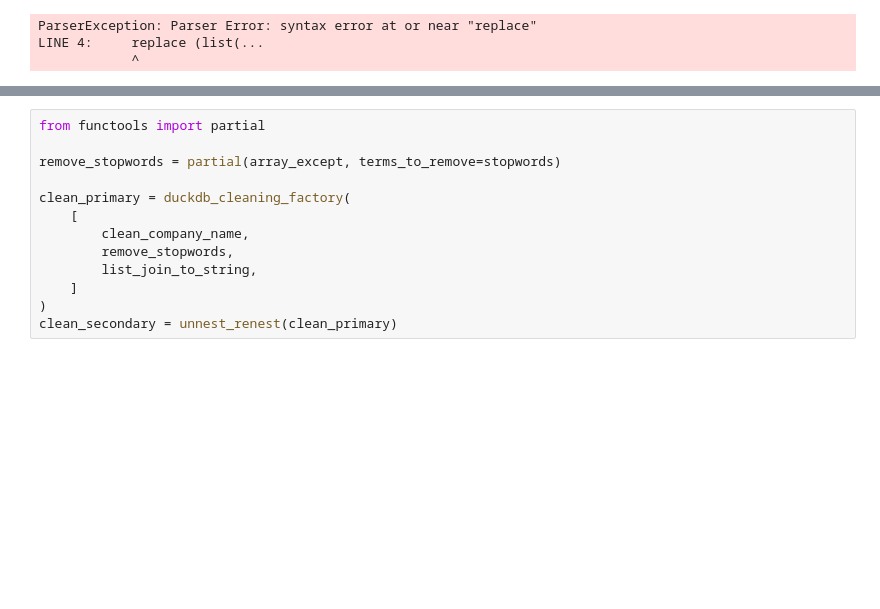
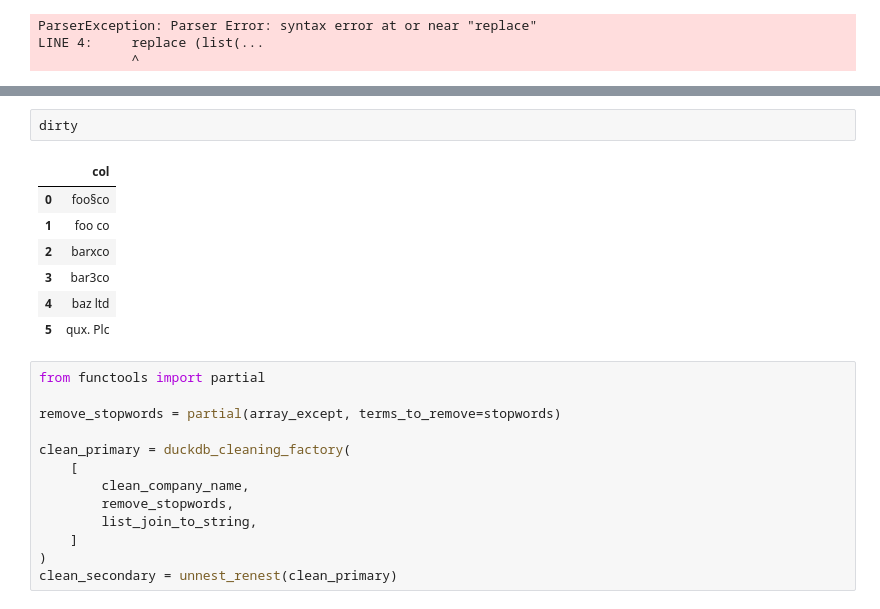
Before and after one commit to will-langdale/matchbox, a Jupyter notebook: notebooks/WL_cleaningfunction.ipynb, the cells around one changed output, grey strips where cells are left out. Saved outputs shown, nothing was run; the diff lists cells and outputs as text; blank space fills up the shorter version.

```diff
--- a/notebooks/WL_cleaningfunction.ipynb
+++ b/notebooks/WL_cleaningfunction.ipynb
@@ -337,3 +366,13 @@ LINE 4:     replace (list(...
+# %%
+dirty
+# %% [output]
+|  | col |
+| 0 | foo§co |
+| 1 | foo co |
+| 2 | barxco |
+| 3 | bar3co |
+| 4 | baz ltd |
+| 5 | qux. Plc |
 # %%
 from functools import partial
 
```
Also changed, not shown: parts of 1 cell of this notebook, 12 other files.
